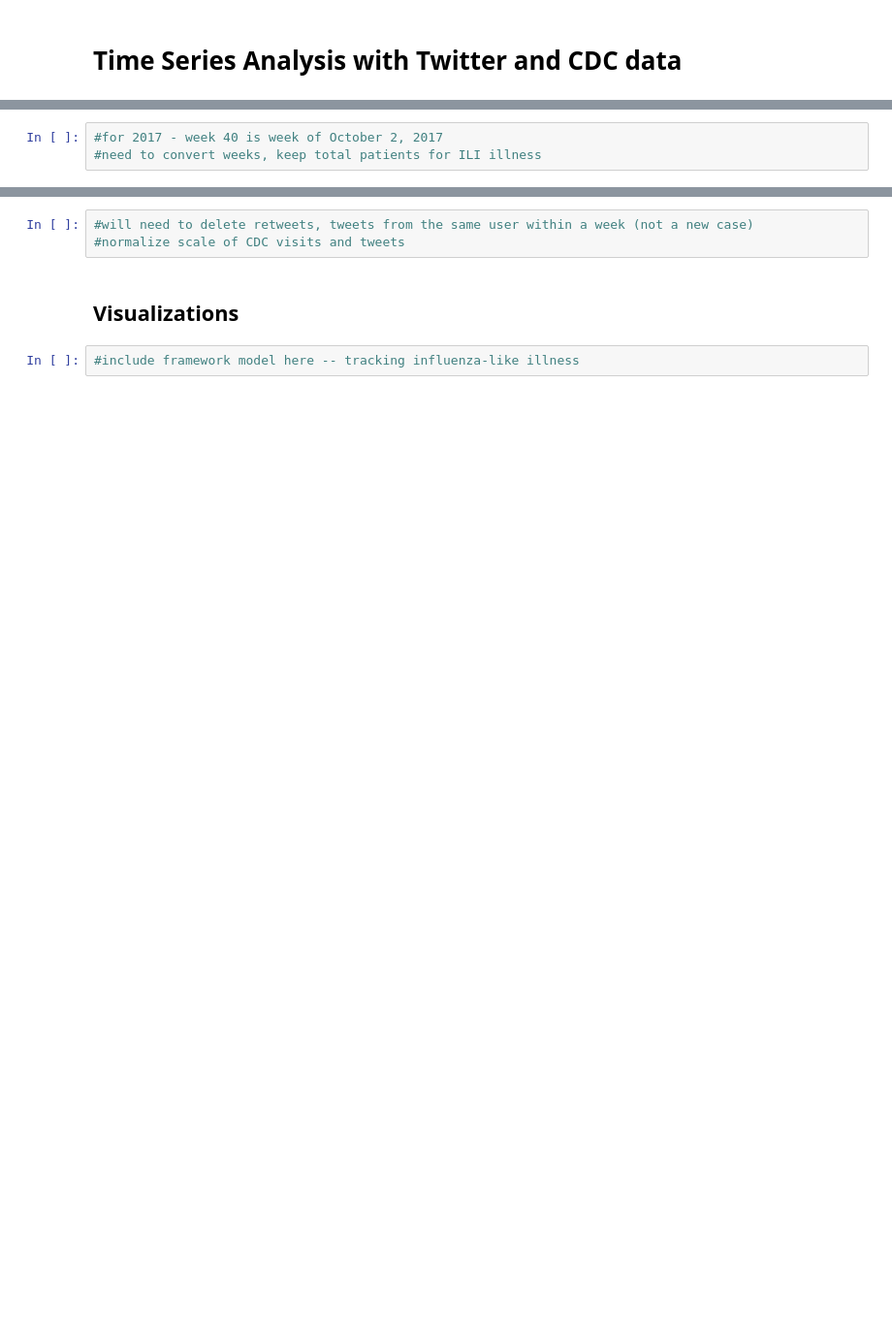
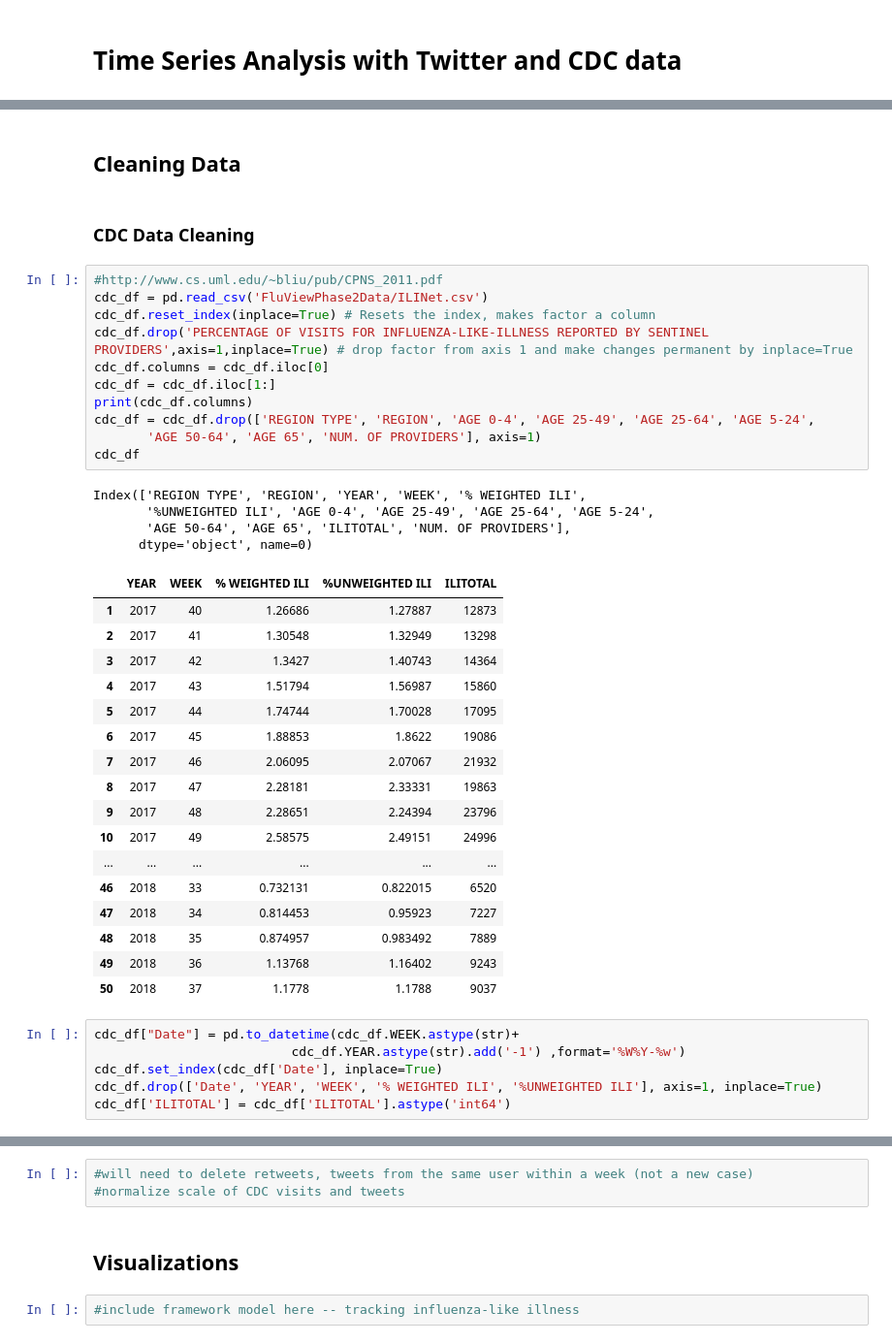
Before and after one commit to paulinaczheng/twitter_flu_tracking, a Jupyter notebook: Extended Analysis Pipeline.ipynb, the cells around one changed output, grey strips where cells are left out. Shown: that part at 97% size. Saved outputs shown, nothing was run; the diff lists cells and outputs as text; blank space fills up the shorter version.

```diff
--- a/Extended Analysis Pipeline.ipynb
+++ b/Extended Analysis Pipeline.ipynb
@@ -23,3 +14,43 @@ df.head()
-# %%
-#for 2017 - week 40 is week of October 2, 2017
-#need to convert weeks, keep total patients for ILI illness
+# %% [markdown]
+## Cleaning Data
+# %% [markdown]
+### CDC Data Cleaning
+# %%
+#http://www.cs.uml.edu/~bliu/pub/CPNS_2011.pdf
+cdc_df = pd.read_csv('FluViewPhase2Data/ILINet.csv')
+cdc_df.reset_index(inplace=True) # Resets the index, makes factor a column
+cdc_df.drop('PERCENTAGE OF VISITS FOR INFLUENZA-LIKE-ILLNESS REPORTED BY SENTINEL PROVIDERS',axis=1,inplace=True) # drop factor from axis 1 and make changes permanent by inplace=True
+cdc_df.columns = cdc_df.iloc[0]
+cdc_df = cdc_df.iloc[1:]
+print(cdc_df.columns)
+cdc_df = cdc_df.drop(['REGION TYPE', 'REGION', 'AGE 0-4', 'AGE 25-49', 'AGE 25-64', 'AGE 5-24',
+       'AGE 50-64', 'AGE 65', 'NUM. OF PROVIDERS'], axis=1)
+cdc_df
+# %% [output]
+Index(['REGION TYPE', 'REGION', 'YEAR', 'WEEK', '% WEIGHTED ILI',
+       '%UNWEIGHTED ILI', 'AGE 0-4', 'AGE 25-49', 'AGE 25-64', 'AGE 5-24',
+       'AGE 50-64', 'AGE 65', 'ILITOTAL', 'NUM. OF PROVIDERS'],
+      dtype='object', name=0)
+|  | YEAR | WEEK | % WEIGHTED ILI | %UNWEIGHTED ILI | ILITOTAL |
+| 1 | 2017 | 40 | 1.26686 | 1.27887 | 12873 |
+| 2 | 2017 | 41 | 1.30548 | 1.32949 | 13298 |
+| 3 | 2017 | 42 | 1.3427 | 1.40743 | 14364 |
+| 4 | 2017 | 43 | 1.51794 | 1.56987 | 15860 |
+| 5 | 2017 | 44 | 1.74744 | 1.70028 | 17095 |
+| 6 | 2017 | 45 | 1.88853 | 1.8622 | 19086 |
+| 7 | 2017 | 46 | 2.06095 | 2.07067 | 21932 |
+| 8 | 2017 | 47 | 2.28181 | 2.33331 | 19863 |
+| 9 | 2017 | 48 | 2.28651 | 2.24394 | 23796 |
+| 10 | 2017 | 49 | 2.58575 | 2.49151 | 24996 |
+| ... | ... | ... | ... | ... | ... |
+| 46 | 2018 | 33 | 0.732131 | 0.822015 | 6520 |
+| 47 | 2018 | 34 | 0.814453 | 0.95923 | 7227 |
+| 48 | 2018 | 35 | 0.874957 | 0.983492 | 7889 |
+| 49 | 2018 | 36 | 1.13768 | 1.16402 | 9243 |
+| 50 | 2018 | 37 | 1.1778 | 1.1788 | 9037 |
+# %%
+cdc_df["Date"] = pd.to_datetime(cdc_df.WEEK.astype(str)+
+                          cdc_df.YEAR.astype(str).add('-1') ,format='%W%Y-%w')
+cdc_df.set_index(cdc_df['Date'], inplace=True)
+cdc_df.drop(['Date', 'YEAR', 'WEEK', '% WEIGHTED ILI', '%UNWEIGHTED ILI'], axis=1, inplace=True)
+cdc_df['ILITOTAL'] = cdc_df['ILITOTAL'].astype('int64')
```
Also changed, not shown: parts of 14 cells of this notebook, 2 other files.
